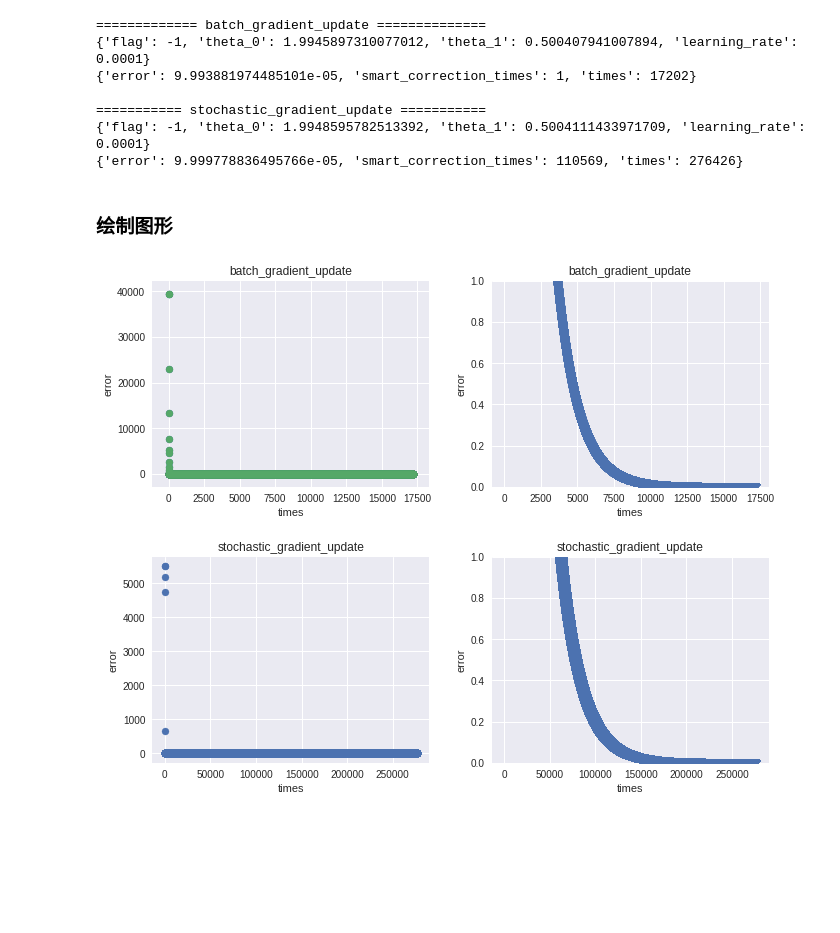
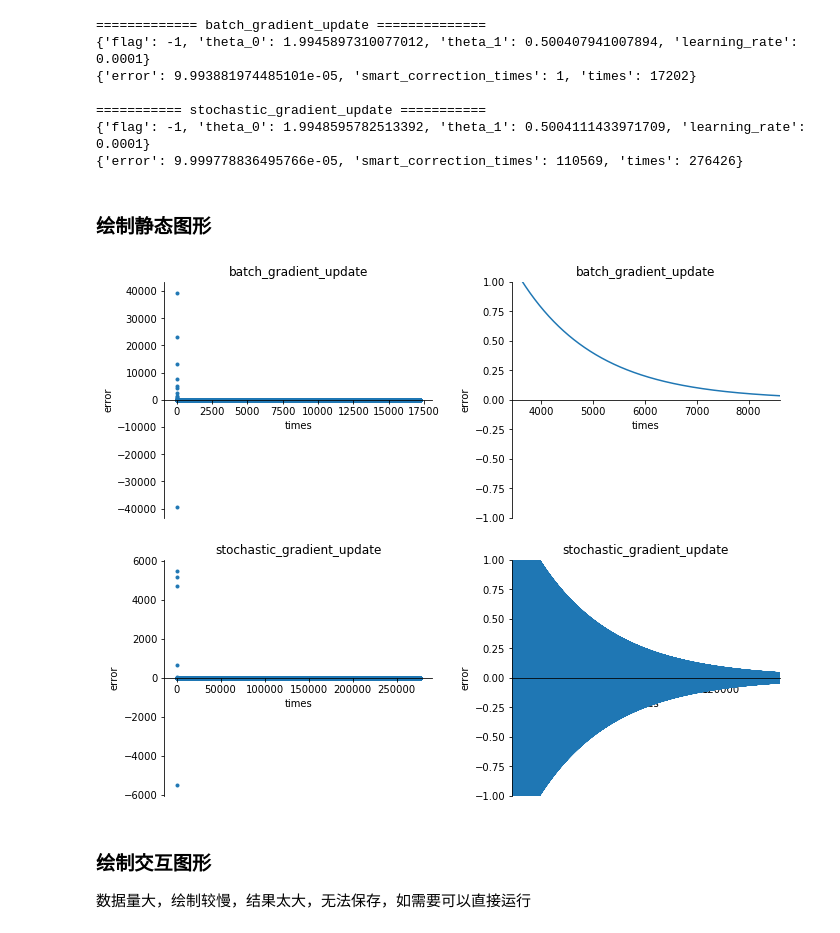
Before and after one commit to guoyu07/python_blackboard, a Jupyter notebook: gradient_descent.ipynb, the cells around one changed output. Cells and saved outputs as stored; diff of their text form; code cells hidden in the pictures; blank space fills up the shorter version.

```diff
--- a/gradient_descent.ipynb
+++ b/gradient_descent.ipynb
@@ -307,34 +307,62 @@ for alg in gradient_descent_algorithms:
 {'flag': -1, 'theta_0': 1.9948595782513392, 'theta_1': 0.5004111433971709, 'learning_rate': 0.0001}
 {'error': 9.999778836495766e-05, 'smart_correction_times': 110569, 'times': 276426}
 # %% [markdown]
-### 绘制图形
+### 绘制静态图形
 # %%
 import matplotlib.pyplot as plt
+from IPython.display import display
+
+def move_axis(y_axis_base = 0, x_axis_base=0):
+    ax = plt.gca()
+    ax.spines['right'].set_color('none')
+    ax.spines['top'].set_color('none')
+    ax.xaxis.set_ticks_position('bottom')
+    if(y_axis_base != None):
+        ax.spines['bottom'].set_position(('data',y_axis_base))
+    ax.yaxis.set_ticks_position('left')
+    if(x_axis_base != None):
+        ax.spines['left'].set_position(('data',x_axis_base))
 
 fig = plt.figure(1,figsize=(10,8))
 
-def draw_plot(ax, marker='o', ylim=None):
+def draw_plot(ax, plot_type, xlim=None, ylim=None, **kwargs):
     logs = data['logs']
     X, Y = logs['times'], logs['error']
-    ax.scatter(X, Y, label=data['alg_name'], marker=marker)
+    for i,y in enumerate(Y):
+        if(i > 0 and y > abs(Y[i - 1])):
+            Y[i] *= -1.0
+    if(plot_type == 'scatter'):
+        ax.scatter(X, Y, label=data['alg_name'], **kwargs)
+    if(plot_type == 'plot'):
+        ax.plot(X, Y, label=data['alg_name'], **kwargs)
     ax.set_ylabel('error')
     ax.set_xlabel('times')
     ax.set_title(data['alg_name'])
 
     ax.figure.set_figwidth(10)
     ax.figure.set_figheight(8)
 
     if(ylim !=None):
         ax.set_ylim(* ylim)
+    if(xlim !=None):
+        ax.set_xlim(* xlim)
 
 for i, data in enumerate(out_data):
     ax = fig.add_subplot(221 + i * 2)
-    draw_plot(ax)
+    draw_plot(ax, 'scatter', marker='.')
+    move_axis(x_axis_base = None)
 
     ax = fig.add_subplot(221 + i * 2 + 1)
-    draw_plot(ax, ylim=[0,1], marker='x')
+    times = data['performance']['times']
+    xlim_max = times/2
+    xlim_min = times/5
+    draw_plot(ax, 'plot',xlim=[xlim_min, xlim_max], ylim=[-1,1])
+    move_axis(x_axis_base = None)
 
 plt.tight_layout(2)
 plt.show()
 # %% [output]
-[figure, old version]
+[figure, new version]
+# %% [markdown]
+### 绘制交互图形
+数据量大，绘制较慢，结果太大，无法保存，如需要可以直接运行
```
Also changed, not shown: parts of 2 cells of this notebook, 2 other files.
